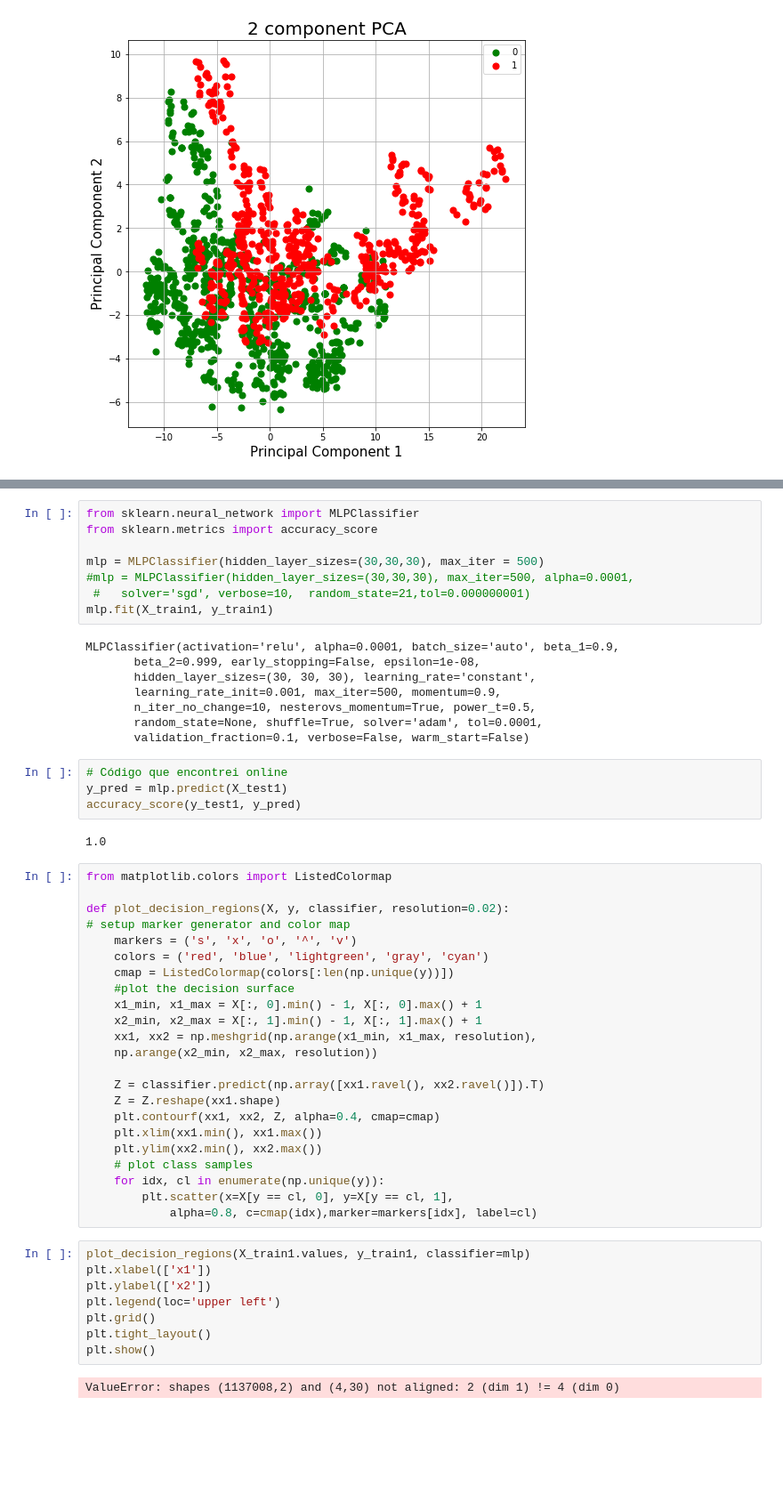
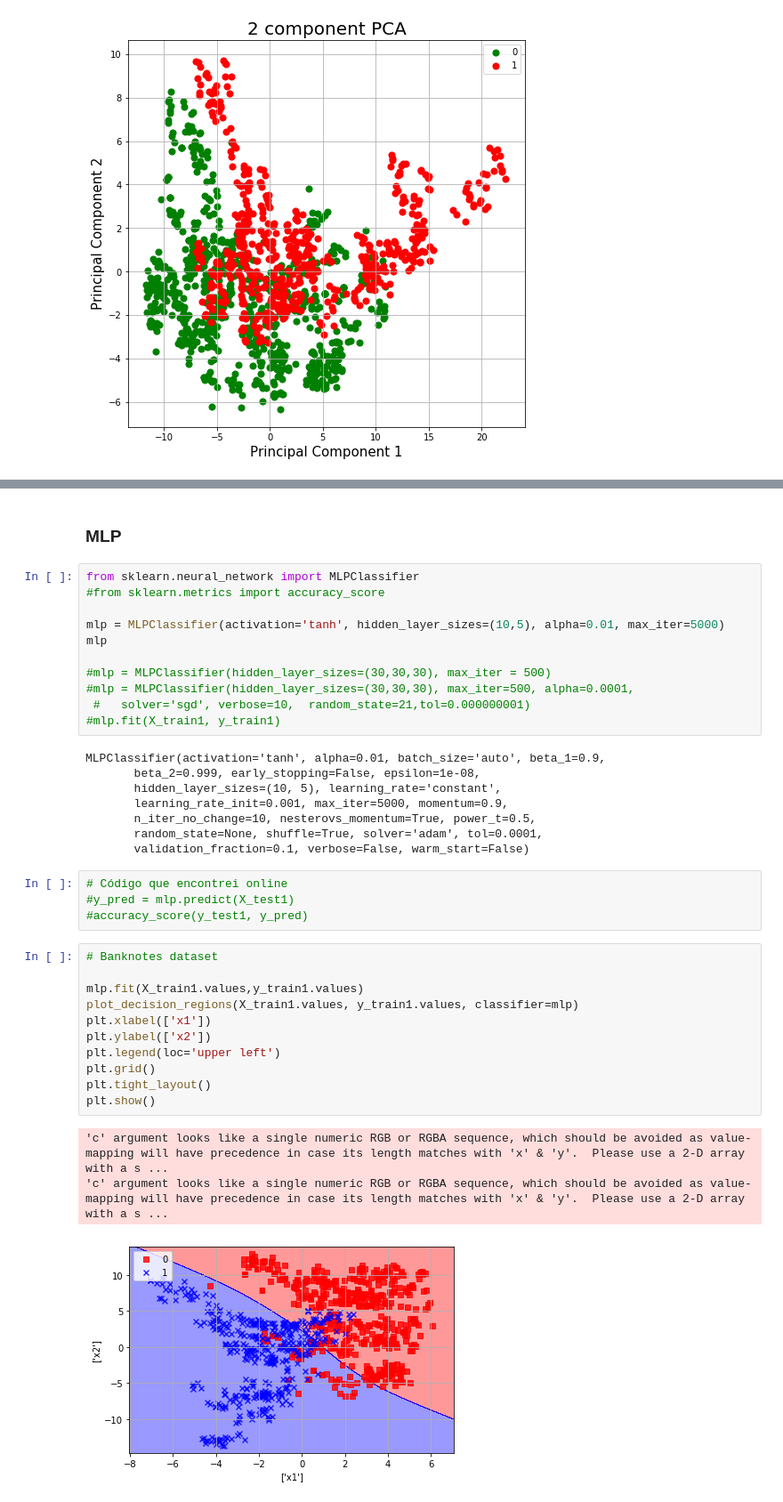
Before and after one commit to McKingly/ED-Data-Mining, a Jupyter notebook: Testing.ipynb, the cells around one changed output, grey strips where cells are left out. Shown: that part at 89% size. Saved outputs shown, nothing was run; the diff lists cells and outputs as text; blank space fills up the shorter version.

Commit message:
Task B - MPL and SVM classifiers using banknotes dataset

```diff
--- a/Testing.ipynb
+++ b/Testing.ipynb
@@ -337,55 +360,40 @@ ax.grid()
+# %% [markdown]
+### MLP
 # %%
 from sklearn.neural_network import MLPClassifier
-from sklearn.metrics import accuracy_score
+#from sklearn.metrics import accuracy_score
 
-mlp = MLPClassifier(hidden_layer_sizes=(30,30,30), max_iter = 500)
+mlp = MLPClassifier(activation='tanh', hidden_layer_sizes=(10,5), alpha=0.01, max_iter=5000)
+mlp
+
+#mlp = MLPClassifier(hidden_layer_sizes=(30,30,30), max_iter = 500)
 #mlp = MLPClassifier(hidden_layer_sizes=(30,30,30), max_iter=500, alpha=0.0001,
  #   solver='sgd', verbose=10,  random_state=21,tol=0.000000001)
-mlp.fit(X_train1, y_train1)
+#mlp.fit(X_train1, y_train1)
 # %% [output]
-MLPClassifier(activation='relu', alpha=0.0001, batch_size='auto', beta_1=0.9,
+MLPClassifier(activation='tanh', alpha=0.01, batch_size='auto', beta_1=0.9,
        beta_2=0.999, early_stopping=False, epsilon=1e-08,
-       hidden_layer_sizes=(30, 30, 30), learning_rate='constant',
-       learning_rate_init=0.001, max_iter=500, momentum=0.9,
+       hidden_layer_sizes=(10, 5), learning_rate='constant',
+       learning_rate_init=0.001, max_iter=5000, momentum=0.9,
        n_iter_no_change=10, nesterovs_momentum=True, power_t=0.5,
        random_state=None, shuffle=True, solver='adam', tol=0.0001,
        validation_fraction=0.1, verbose=False, warm_start=False)
 # %%
 # Código que encontrei online
-y_pred = mlp.predict(X_test1)
-accuracy_score(y_test1, y_pred)
+#y_pred = mlp.predict(X_test1)
+#accuracy_score(y_test1, y_pred)
-# %% [output]
-1.0
-# %%
-from matplotlib.colors import ListedColormap
-
-def plot_decision_regions(X, y, classifier, resolution=0.02):
-# setup marker generator and color map
-    markers = ('s', 'x', 'o', '^', 'v')
-    colors = ('red', 'blue', 'lightgreen', 'gray', 'cyan')
-    cmap = ListedColormap(colors[:len(np.unique(y))])
-    #plot the decision surface
-    x1_min, x1_max = X[:, 0].min() - 1, X[:, 0].max() + 1
-    x2_min, x2_max = X[:, 1].min() - 1, X[:, 1].max() + 1
-    xx1, xx2 = np.meshgrid(np.arange(x1_min, x1_max, resolution),
-    np.arange(x2_min, x2_max, resolution))
-
-    Z = classifier.predict(np.array([xx1.ravel(), xx2.ravel()]).T)
-    Z = Z.reshape(xx1.shape)
-    plt.contourf(xx1, xx2, Z, alpha=0.4, cmap=cmap)
-    plt.xlim(xx1.min(), xx1.max())
-    plt.ylim(xx2.min(), xx2.max())
-    # plot class samples
-    for idx, cl in enumerate(np.unique(y)):
-        plt.scatter(x=X[y == cl, 0], y=X[y == cl, 1],
-            alpha=0.8, c=cmap(idx),marker=markers[idx], label=cl)
 # %%
-plot_decision_regions(X_train1.values, y_train1, classifier=mlp)
+# Banknotes dataset
+
+mlp.fit(X_train1.values,y_train1.values)
+plot_decision_regions(X_train1.values, y_train1.values, classifier=mlp)
 plt.xlabel(['x1'])
 plt.ylabel(['x2'])
 plt.legend(loc='upper left')
 plt.grid()
 plt.tight_layout()
 plt.show()
 # %% [output]
-ValueError: shapes (1137008,2) and (4,30) not aligned: 2 (dim 1) != 4 (dim 0)
+'c' argument looks like a single numeric RGB or RGBA sequence, which should be avoided as value-mapping will have precedence in case its length matches with 'x' & 'y'.  Please use a 2-D array with a s ...
+'c' argument looks like a single numeric RGB or RGBA sequence, which should be avoided as value-mapping will have precedence in case its length matches with 'x' & 'y'.  Please use a 2-D array with a s ...
+[figure, added]
```
Also changed, not shown: parts of 8 cells of this notebook.
